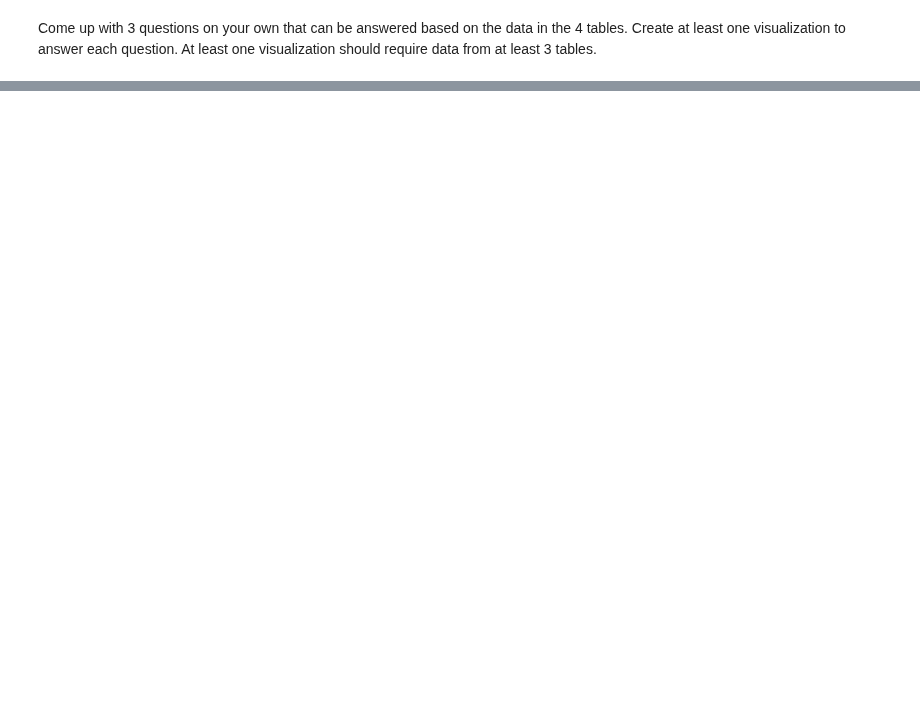
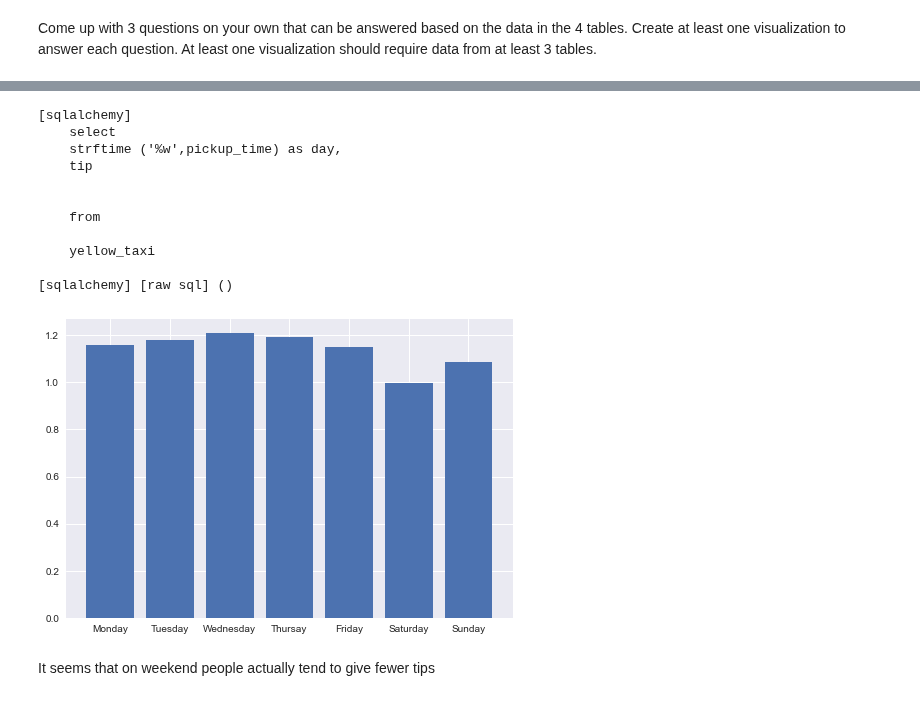
Before and after one commit to ZhengjiWang125/UberTaxisAnalysis, a Jupyter notebook: Final Project.ipynb, the cells around one changed output, grey strips where cells are left out. Drawn from its saved outputs; the diff is of its cells as text; code cells hidden in the pictures; blank space fills up the shorter version.

```diff
--- a/Final Project.ipynb
+++ b/Final Project.ipynb
@@ -1167,0 +1188,34 @@ figure7_1()
+# %%
+def figure7_3():
+    query1 = '''
+    select
+    strftime ('%w',pickup_time) as day,
+    tip
+
+
+    from
+
+    yellow_taxi
+    '''
+    df = pd.DataFrame(data = engine.execute(query1).fetchall(),columns = ['day','tip'])
+    df = df.groupby('day').mean().reset_index()
+    df = df.reindex([1,2,3,4,5,6,0])
+    df.day = ['Monday','Tuesday','Wednesday','Thursay','Friday','Saturday','Sunday']
+    plt.bar(df['day'],df['tip']);
+# %%
+figure7_3()
+# %% [output]
+[sqlalchemy]
+    select
+    strftime ('%w',pickup_time) as day,
+    tip
+
+
+    from
+
+    yellow_taxi
+
+[sqlalchemy] [raw sql] ()
+[figure, added]
+# %% [markdown]
+It seems that on weekend people actually tend to give fewer tips
```
Also changed, not shown: parts of 19 cells of this notebook.
